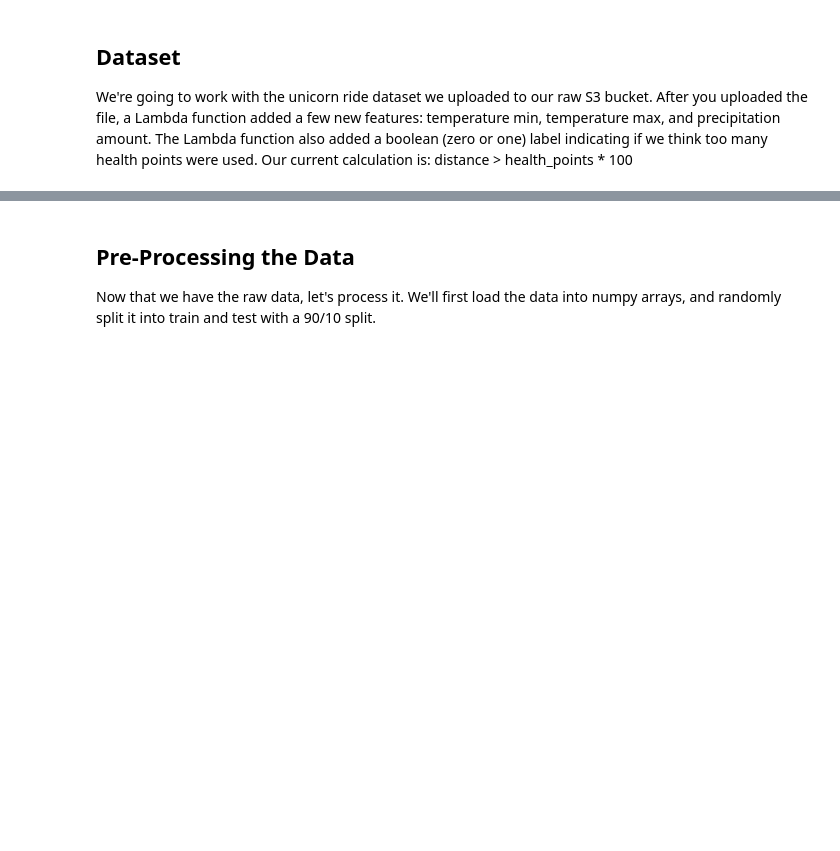
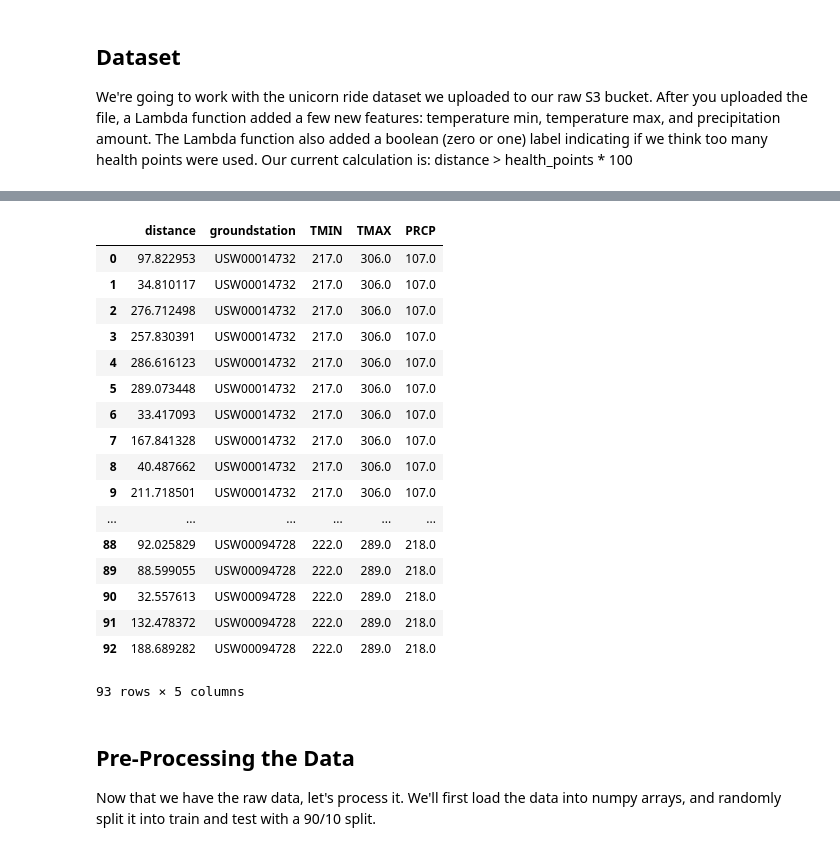
Before and after one commit to aws-samples/aws-serverless-workshops, a Jupyter notebook: MachineLearning/0_ExternalData/notebooks/nearest_neighbor.ipynb, the cells around one changed output, grey strips where cells are left out. Saved outputs shown, nothing was run; the diff lists cells and outputs as text; code cells hidden in the pictures; blank space fills up the shorter version.

```diff
--- a/MachineLearning/0_ExternalData/notebooks/nearest_neighbor.ipynb
+++ b/MachineLearning/0_ExternalData/notebooks/nearest_neighbor.ipynb
@@ -30,0 +143,3 @@ ls -lah /tmp/raw
+# %%
+ny_pivot = ny.pivot_table(index=['year_date','id'], columns='element', values='data_value')
+display(ny_pivot[['TMIN','TMAX','PRCP']])
@@ -31,3 +166,25 @@ ls -lah /tmp/raw
+# %%
+merge_df = frame.merge(ny_pivot, left_on=['statustime','groundstation'], right_on=['year_date','id'])
+display(merge_df[['distance','groundstation','TMIN','TMAX','PRCP']])
+# %% [output]
+|  | distance | groundstation | TMIN | TMAX | PRCP |
+| 0 | 97.822953 | USW00014732 | 217.0 | 306.0 | 107.0 |
+| 1 | 34.810117 | USW00014732 | 217.0 | 306.0 | 107.0 |
+| 2 | 276.712498 | USW00014732 | 217.0 | 306.0 | 107.0 |
+| 3 | 257.830391 | USW00014732 | 217.0 | 306.0 | 107.0 |
+| 4 | 286.616123 | USW00014732 | 217.0 | 306.0 | 107.0 |
+| 5 | 289.073448 | USW00014732 | 217.0 | 306.0 | 107.0 |
+| 6 | 33.417093 | USW00014732 | 217.0 | 306.0 | 107.0 |
+| 7 | 167.841328 | USW00014732 | 217.0 | 306.0 | 107.0 |
+| 8 | 40.487662 | USW00014732 | 217.0 | 306.0 | 107.0 |
+| 9 | 211.718501 | USW00014732 | 217.0 | 306.0 | 107.0 |
+| ... | ... | ... | ... | ... | ... |
+| 88 | 92.025829 | USW00094728 | 222.0 | 289.0 | 218.0 |
+| 89 | 88.599055 | USW00094728 | 222.0 | 289.0 | 218.0 |
+| 90 | 32.557613 | USW00094728 | 222.0 | 289.0 | 218.0 |
+| 91 | 132.478372 | USW00094728 | 222.0 | 289.0 | 218.0 |
+| 92 | 188.689282 | USW00094728 | 222.0 | 289.0 | 218.0 |
+93 rows × 5 columns
 # %% [markdown]
 ## Pre-Processing the Data
 Now that we have the raw data, let's process it.
```
Also changed, not shown: parts of 15 cells of this notebook, 1 other file.
